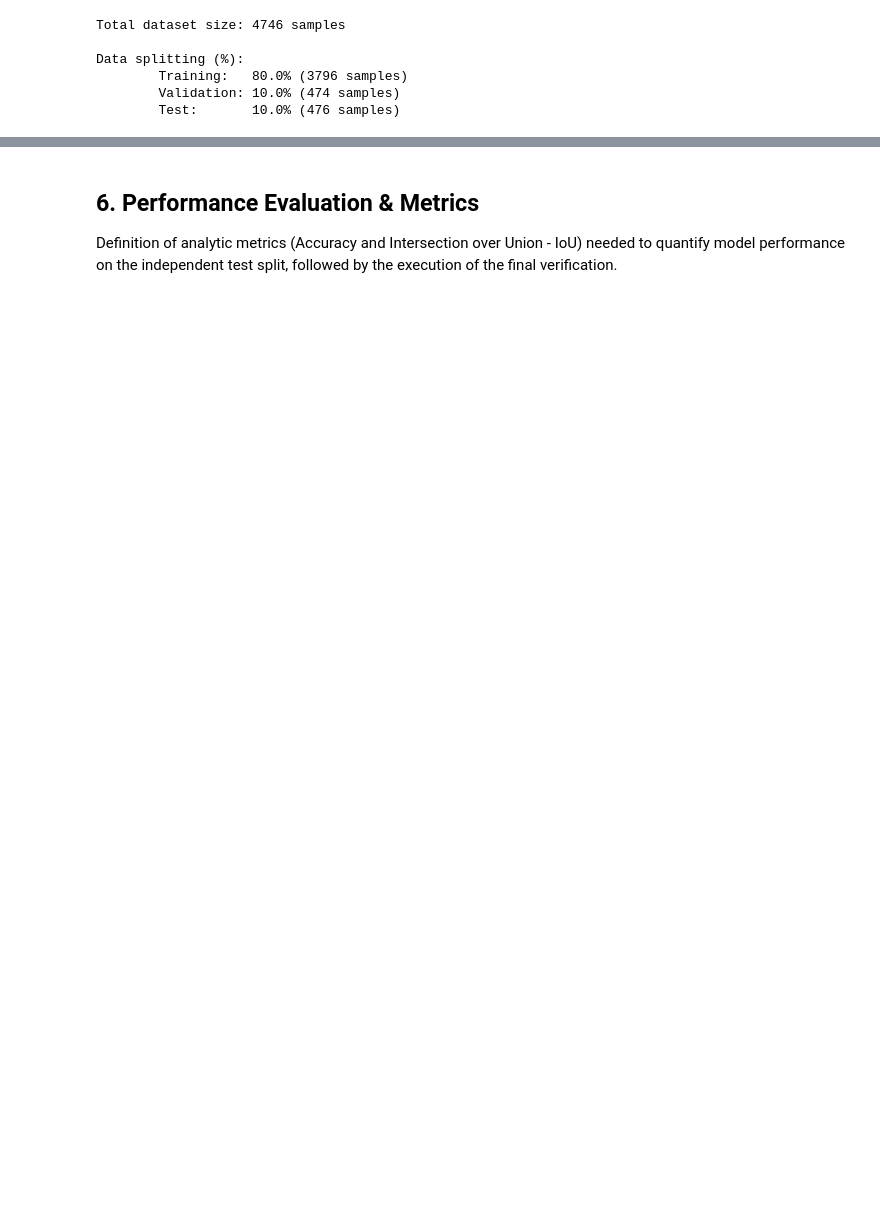
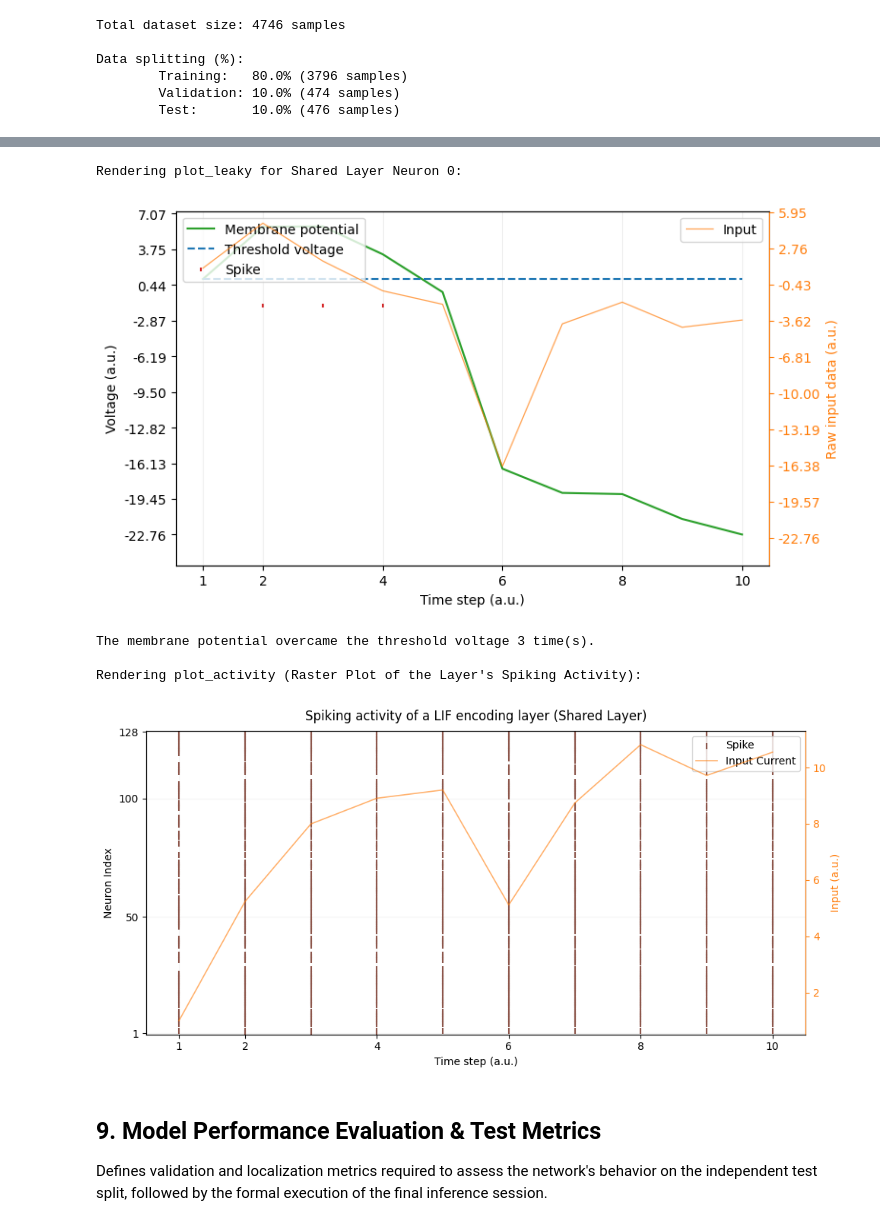
Before and after one commit to tmmssd/pedestrian_detection, a Jupyter notebook: pedestrian_verification.ipynb, the cells around one changed output, grey strips where cells are left out. Cells and saved outputs as stored; diff of their text form; code cells hidden in the pictures; blank space fills up the shorter version.

```diff
--- a/pedestrian_verification.ipynb
+++ b/pedestrian_verification.ipynb
@@ -801,4 +845,27 @@ Epoch 5/5:
+# %%
+target_neuron_idx = 0
+
+print(f"Rendering plot_leaky for Shared Layer Neuron {target_neuron_idx}:")
+plot_leaky(
+    input_=input_current_tensor[:, target_neuron_idx],
+    mem=membrane_pot_tensor[:, target_neuron_idx],
+    spk=spikes_tensor[:, target_neuron_idx],
+    thr=1.0
+)
+
+print("\nRendering plot_activity (Raster Plot of the Layer's Spiking Activity):")
+plot_activity(
+    spikes=spikes_tensor,
+    input_=input_current_tensor.mean(dim=1)
+)
+# %% [output]
+Rendering plot_leaky for Shared Layer Neuron 0:
+[figure, added]
+The membrane potential overcame the threshold voltage 3 time(s).
+
+Rendering plot_activity (Raster Plot of the Layer's Spiking Activity):
+[figure, added]
 # %% [markdown]
-## 6. Performance Evaluation & Metrics
+## 9. Model Performance Evaluation & Test Metrics
 
-Definition of analytic metrics (Accuracy and Intersection over Union - IoU) needed to quantify model performance on the independent test split, followed by the execution of the final verification.
+Defines validation and localization metrics required to assess the network's behavior on the independent test split, followed by the formal execution of the final inference session.
```
Also changed, not shown: parts of 58 cells of this notebook, 1 other file.
